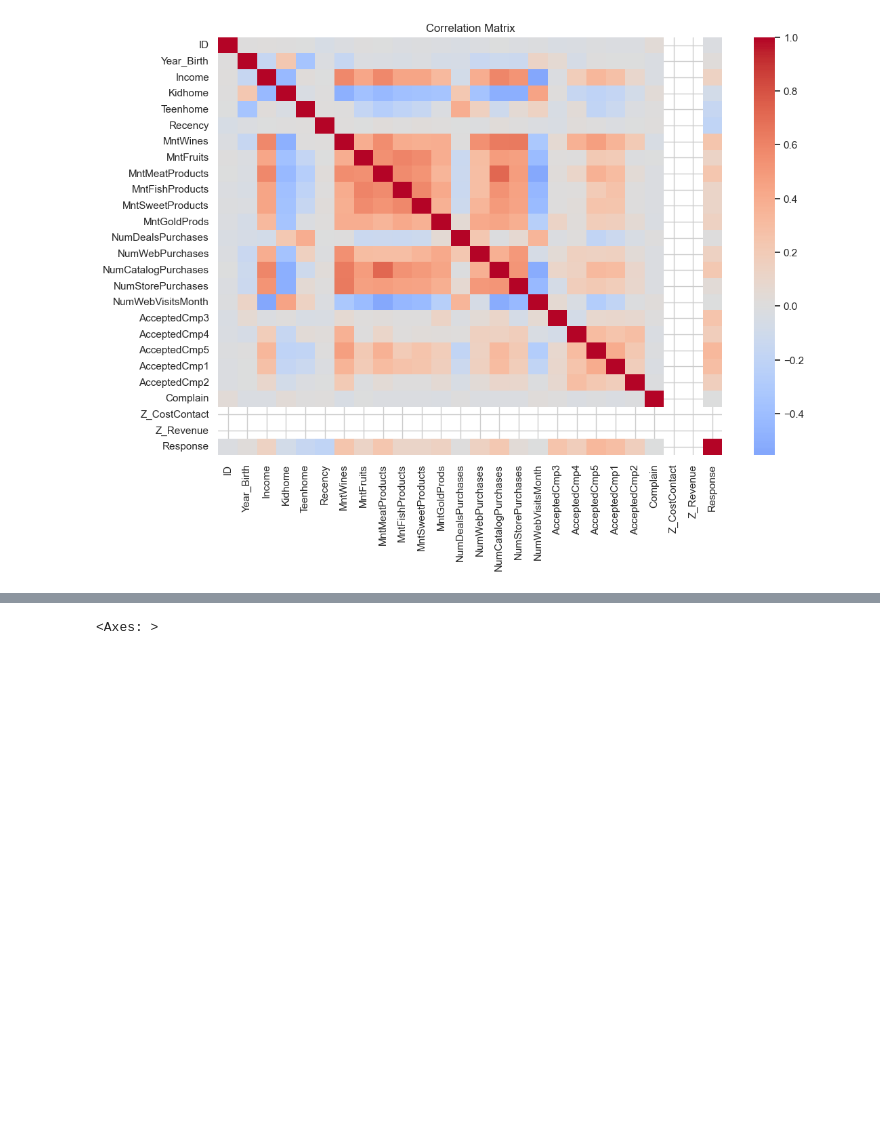
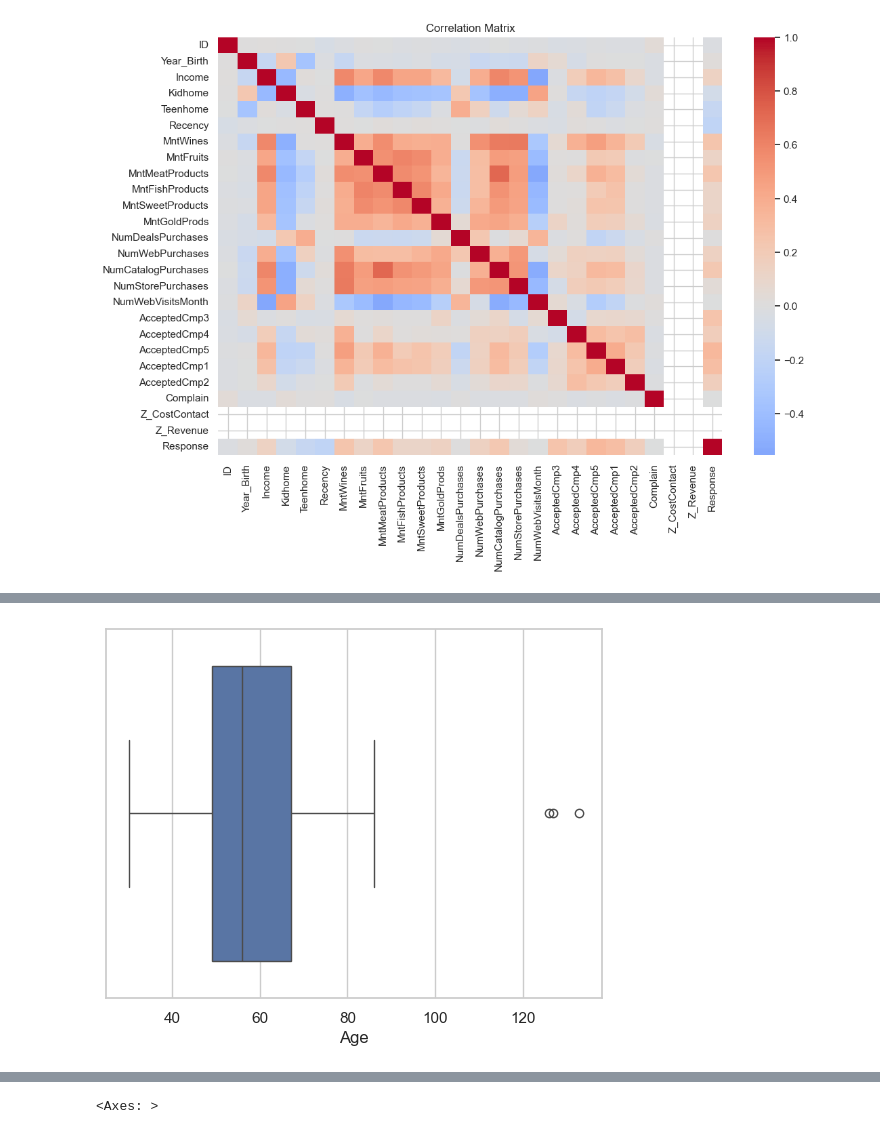
Before and after one commit to fridacarbajalordonez/customer-segmentation-kmeans, a Jupyter notebook: notebooks/customer_segmentation.ipynb, the cells around one changed output, grey strips where cells are left out. Saved outputs shown, nothing was run; the diff lists cells and outputs as text; code cells hidden in the pictures; blank space fills up the shorter version.

```diff
--- a/notebooks/customer_segmentation.ipynb
+++ b/notebooks/customer_segmentation.ipynb
@@ -241,0 +255,6 @@ plt.show()
+# %%
+# Plot a basic histogram
+sns.boxplot(data=df, x= "Age")
+plt.show()
+# %% [output]
+[figure, added]
```
Also changed, not shown: parts of 8 cells of this notebook.
